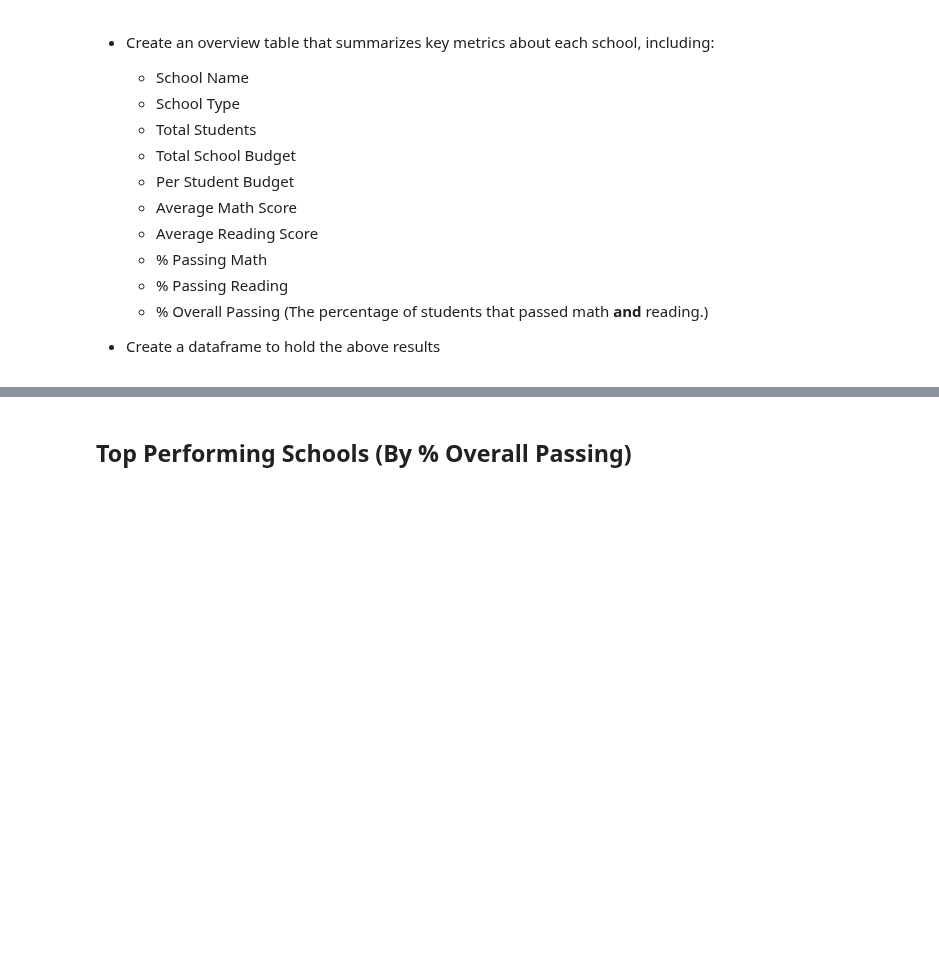
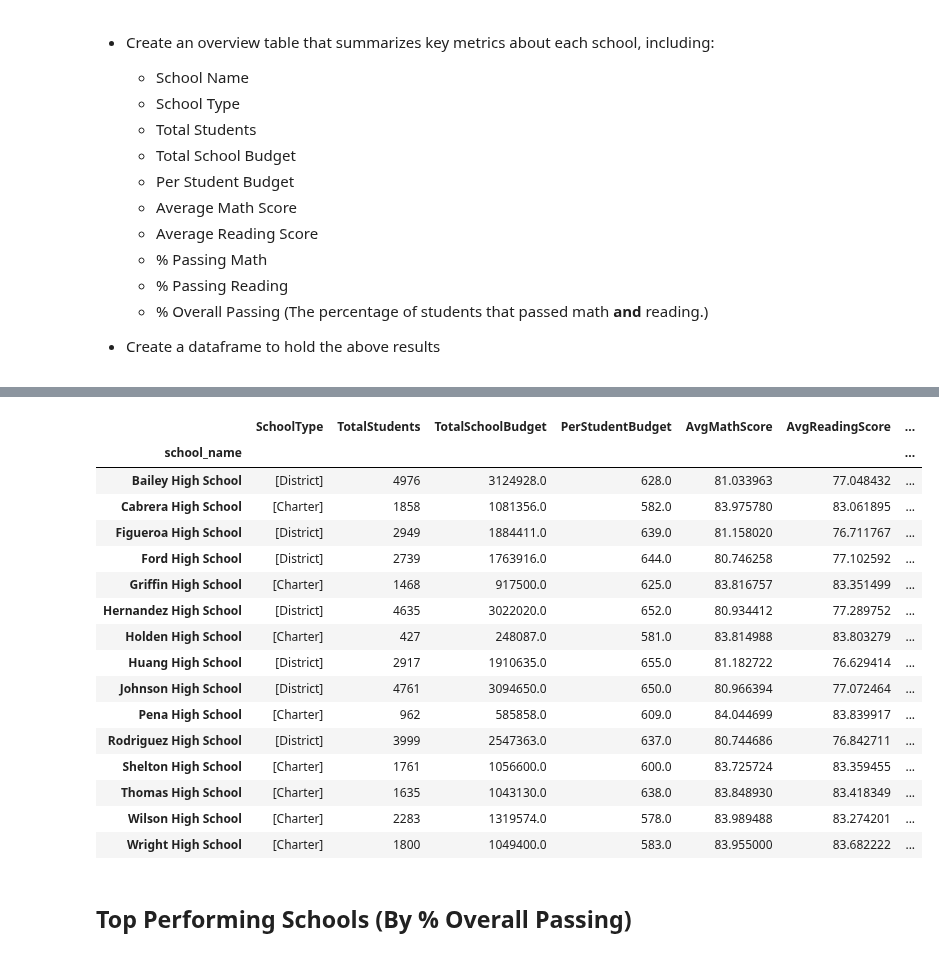
Before and after one commit to jakemperry/pandas-challenge, a Jupyter notebook: PyCitySchools/PyCitySchools_jmp.ipynb, the cells around one changed output, grey strips where cells are left out. Cells and saved outputs as stored; diff of their text form; code cells hidden in the pictures; blank space fills up the shorter version.

```diff
--- a/PyCitySchools/PyCitySchools_jmp.ipynb
+++ b/PyCitySchools/PyCitySchools_jmp.ipynb
@@ -62,7 +59,7 @@ distPassMathPct = (distPassMathStudents['Student ID'].count()/districtStudents)*
 distPassReadingStudents = school_data_complete.loc[school_data_complete['reading_score']>=70]
 distPassReadingPct = (distPassReadingStudents['Student ID'].count()/districtStudents)*100
 
-distPassBothStudents = pd.merge(distPassMathStudents,distPassReadingStudents, on='Student ID')
+distPassBothStudents = pd.merge(distPassMathStudents,distPassReadingStudents, on=['Student ID','student_name','gender','grade','school_name','School ID','type','size','budget'])
 distPassBothPct = (distPassBothStudents['Student ID'].count()/districtStudents)*100
 
 #print(f'{distSchools}\n{distStudents}\n{distBudget}\n{distAvgMathScore}\n{distAvgReadingScore}\n{distPassMathPct}\n{distPassReadingPct}\n{distPassBothPct}')
@@ -135,3 +98,52 @@ student_data
+# %%
+schoolGroup = school_data_complete.groupby(['school_name'])
+
+schoolGroupType = schoolGroup['type'].unique()
+schoolGroupStudents = schoolGroup['Student ID'].count()
+schoolGroupBudget = schoolGroup['budget'].unique().astype(float)
+schoolGroupPerStudentBudget = schoolGroupBudget/schoolGroupStudents
+schoolGroupAvgMath = schoolGroup['reading_score'].mean()
+schoolGroupAvgReading = schoolGroup['math_score'].mean()
+
+mathPassGroup = distPassMathStudents.groupby(['school_name'])
+schoolGroupMathPass = mathPassGroup['Student ID'].count()/schoolGroupStudents*100
+
+readingPassGroup = distPassReadingStudents.groupby(['school_name'])
+schoolGroupReadingPass = readingPassGroup['Student ID'].count()/schoolGroupStudents*100
+
+passBothGroup = distPassBothStudents.groupby(['school_name'])
+schoolGroupPassBoth = passBothGroup['Student ID'].count()/schoolGroupStudents*100
+
+schoolSummary = pd.DataFrame({
+    'SchoolType':schoolGroupType,
+    'TotalStudents':schoolGroupStudents,
+    'TotalSchoolBudget':schoolGroupBudget,
+    'PerStudentBudget':schoolGroupPerStudentBudget,
+    'AvgMathScore':schoolGroupAvgMath,
+    'AvgReadingScore':schoolGroupAvgReading,
+    '%PassingMath':schoolGroupMathPass,
+    '%PassingReading':schoolGroupReadingPass,
+    '%OverallPassing':schoolGroupPassBoth
+})
+schoolSummary
+# %% [output]
+|  | SchoolType | TotalStudents | TotalSchoolBudget | PerStudentBudget | AvgMathScore | AvgReadingScore | ... |
+| school_name |  |  |  |  |  |  | ... |
+| Bailey High School | [District] | 4976 | 3124928.0 | 628.0 | 81.033963 | 77.048432 | ... |
+| Cabrera High School | [Charter] | 1858 | 1081356.0 | 582.0 | 83.975780 | 83.061895 | ... |
+| Figueroa High School | [District] | 2949 | 1884411.0 | 639.0 | 81.158020 | 76.711767 | ... |
+| Ford High School | [District] | 2739 | 1763916.0 | 644.0 | 80.746258 | 77.102592 | ... |
+| Griffin High School | [Charter] | 1468 | 917500.0 | 625.0 | 83.816757 | 83.351499 | ... |
+| Hernandez High School | [District] | 4635 | 3022020.0 | 652.0 | 80.934412 | 77.289752 | ... |
+| Holden High School | [Charter] | 427 | 248087.0 | 581.0 | 83.814988 | 83.803279 | ... |
+| Huang High School | [District] | 2917 | 1910635.0 | 655.0 | 81.182722 | 76.629414 | ... |
+| Johnson High School | [District] | 4761 | 3094650.0 | 650.0 | 80.966394 | 77.072464 | ... |
+| Pena High School | [Charter] | 962 | 585858.0 | 609.0 | 84.044699 | 83.839917 | ... |
+| Rodriguez High School | [District] | 3999 | 2547363.0 | 637.0 | 80.744686 | 76.842711 | ... |
+| Shelton High School | [Charter] | 1761 | 1056600.0 | 600.0 | 83.725724 | 83.359455 | ... |
+| Thomas High School | [Charter] | 1635 | 1043130.0 | 638.0 | 83.848930 | 83.418349 | ... |
+| Wilson High School | [Charter] | 2283 | 1319574.0 | 578.0 | 83.989488 | 83.274201 | ... |
+| Wright High School | [Charter] | 1800 | 1049400.0 | 583.0 | 83.955000 | 83.682222 | ... |
 # %% [markdown]
 ## Top Performing Schools (By % Overall Passing)
 # %% [markdown]
```
Also changed, not shown: parts of 7 cells of this notebook.
